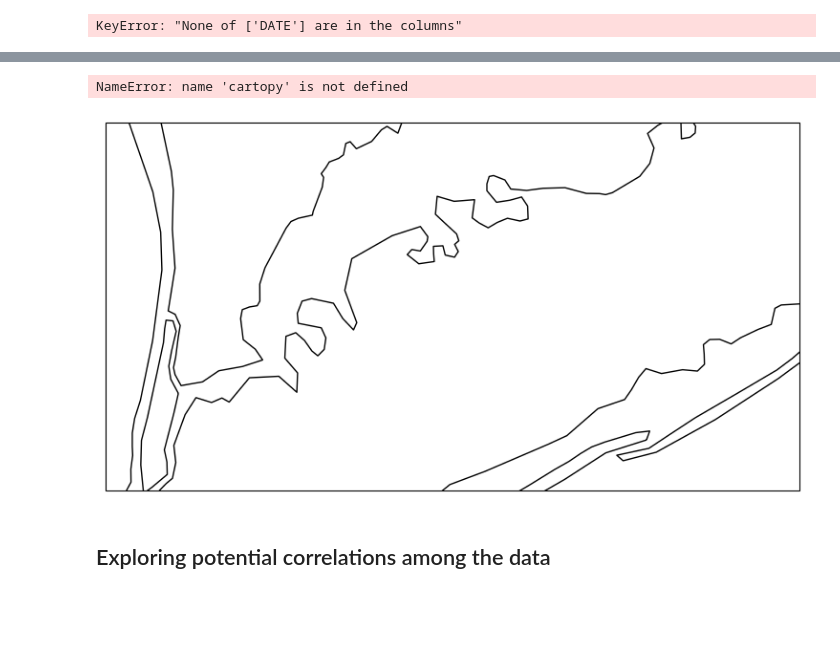
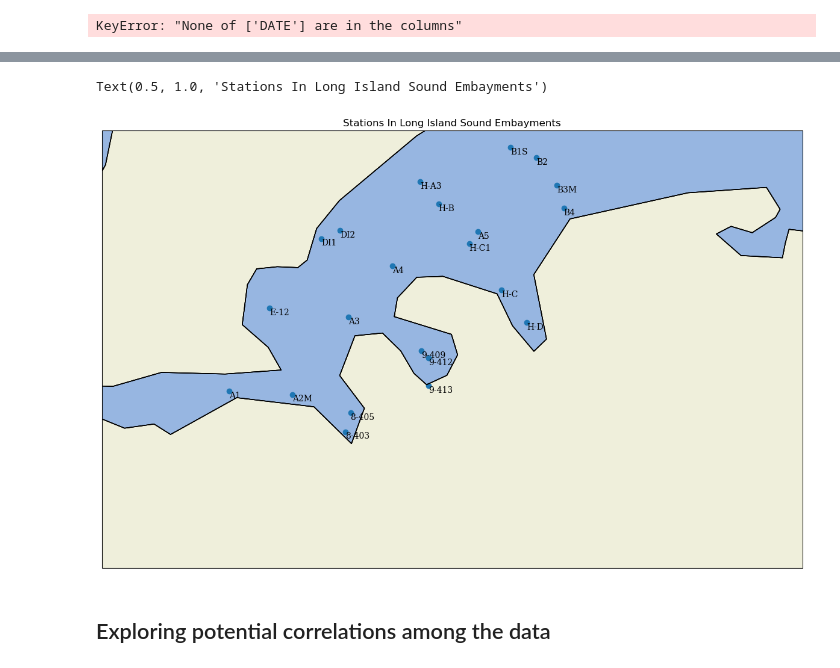
Before and after one commit to vizeppi/FinalProject, a Jupyter notebook: Final_Project.ipynb, the cells around one changed output, grey strips where cells are left out. Cells and saved outputs as stored; diff of their text form; code cells hidden in the pictures; blank space fills up the shorter version.

```diff
--- a/Final_Project.ipynb
+++ b/Final_Project.ipynb
@@ -216,4 +164,5 @@ df
 # %%
-#now change index to time
+#now change index back
 df = df.reset_index()
+location = location.reset_index()
 # %%
@@ -374,2 +330,11 @@ df_NUTR = df_NUTR[np.abs(df_NUTR.TEMPERATURE_C-df_NUTR.TEMPERATURE_C.mean()) <=
+# %%
+#will use the original stations ONLY, no stations dups
+#if include the dups, the results will be too cluttered
+#remove duplicates from the location file
+loc = location[location["STATION_ID"].str.contains("DUP") == False]
+# %%
+locate = loc[loc["STATION_ID"].str.contains("dup") == False]
+# %%
+location = locate[locate["STATION_ID"].str.contains("Dup") == False]
 # %%
 #find extent of study area by checking mins and maxs of lat and long
@@ -420,25 +382,32 @@ SyntaxError: invalid syntax (1857870994.py, line 17)
 # %%
-#zoomed in view of the study are
-center_lat= 37.5
-center_lon= -96
-extent = [-73, -74, 40.7, 40.95]
+#zoomed in view of the study area and labeled stations
 
-plt.figure(figsize=(10, 5))
-ax = plt.axes(projection = ccrs.AlbersEqualArea(center_lon, center_lat))
+extent = [-73.5, -73.9, 40.7, 40.95]
+
+stations = location['STATION_ID']
+x = location.LONG_DD
+y= location.LAT_DD
+
+plt.figure(figsize=(15, 10))
+ax = plt.axes(projection = ccrs.PlateCarree())
+
+for i in range(len(stations)):
+    plt.text(x[i], y[i], stations[i], va='top', family='serif')
+
 ax.set_extent(extent)
 ax.coastlines()
 ax.add_feature(cartopy.feature.LAND)
 ax.add_feature(cartopy.feature.STATES)
 ax.add_feature(cartopy.feature.STATES)
 ax.add_feature(cartopy.feature.RIVERS)
 ax.add_feature(cartopy.feature.LAKES)
 ax.add_feature(cartopy.feature.OCEAN)
 ax.add_feature(cartopy.feature.BORDERS)
-plt.scatter(x=df.LONG_DD, y=df.LAT_DD, transform = ccrs.PlateCarree())
-plt.title("STATIONS In Long Island Sound Embayments")
+plt.scatter(x, y, transform = ccrs.PlateCarree())
+plt.title("Stations In Long Island Sound Embayments")
 # %% [output]
-NameError: name 'cartopy' is not defined
+Text(0.5, 1.0, 'Stations In Long Island Sound Embayments')
-[figure, old version]
+[figure, new version]
 # %% [markdown]
 ## Exploring potential correlations among the data
 # %%
```
Also changed, not shown: parts of 118 cells of this notebook.
